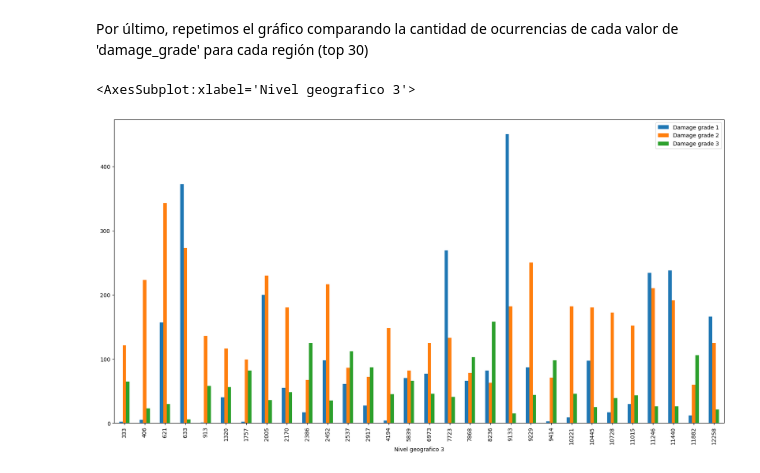
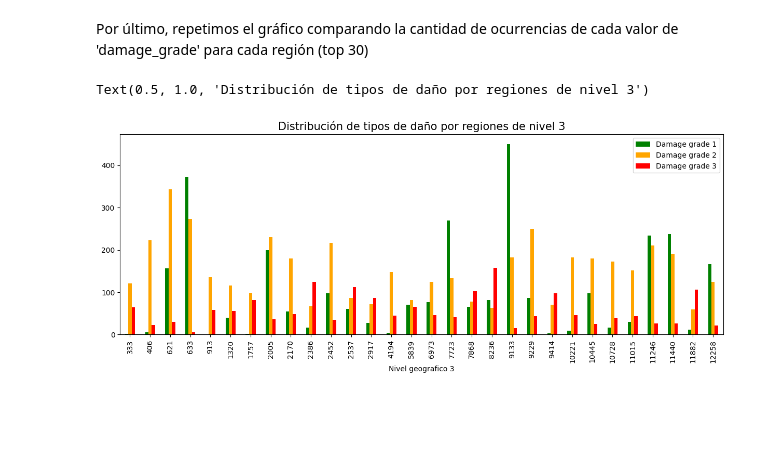
Before and after one commit to Noenf/Datos-1C2021, a Jupyter notebook: TP1/Analisis Region.ipynb, the cells around one changed output. Saved outputs shown, nothing was run; the diff lists cells and outputs as text; code cells hidden in the pictures; blank space fills up the shorter version.

```diff
--- a/TP1/Analisis Region.ipynb
+++ b/TP1/Analisis Region.ipynb
@@ -174,13 +194,15 @@ damage_sum_level_3_top_30.plot(kind='bar', figsize=(15,5), xlabel="Nivel geograf
 Por último, repetimos el gráfico comparando la cantidad de ocurrencias de cada valor de 'damage_grade'
 para cada región (top 30)
 # %%
-damage_1_level_3 = df_regiones_level_3.loc[df_regiones_level_2['damage_grade'] == 1].groupby('geo_level_3_id').count().rename(columns={'damage_grade': 'Damage grade 1'})
-damage_2_level_3 = df_regiones_level_3.loc[df_regiones_level_2['damage_grade'] == 2].groupby('geo_level_3_id').count().rename(columns={'damage_grade': 'Damage grade 2'})
-damage_3_level_3 = df_regiones_level_3.loc[df_regiones_level_2['damage_grade'] == 3].groupby('geo_level_3_id').count().rename(columns={'damage_grade': 'Damage grade 3'})
+damage_1_level_3 = df_regiones_level_3.loc[df_regiones_level_3['damage_grade'] == 1].groupby('geo_level_3_id').count().rename(columns={'damage_grade': 'Damage grade 1'})
+damage_2_level_3 = df_regiones_level_3.loc[df_regiones_level_3['damage_grade'] == 2].groupby('geo_level_3_id').count().rename(columns={'damage_grade': 'Damage grade 2'})
+damage_3_level_3 = df_regiones_level_3.loc[df_regiones_level_3['damage_grade'] == 3].groupby('geo_level_3_id').count().rename(columns={'damage_grade': 'Damage grade 3'})
 
 damage_grades_level_3 = damage_sum_level_3_top_30.join(damage_1_level_3, how='left').join(damage_2_level_3, how='left')\
                                                  .join(damage_3_level_3, how='left').drop(columns=['Damage sum'])
-damage_grades_level_3.plot(kind='bar', figsize=(20,10), xlabel="Nivel geografico 3")
+damage_grades_level_3.plot(kind='bar', figsize=(15,5), xlabel="Nivel geografico 3", color=["green", "orange", "red"])
+plt.title("Distribución de tipos de daño por regiones de nivel 3",
+          fontsize = 15)
 # %% [output]
-<AxesSubplot:xlabel='Nivel geografico 3'>
+Text(0.5, 1.0, 'Distribución de tipos de daño por regiones de nivel 3')
-[figure, old version]
+[figure, new version]
```
Also changed, not shown: parts of 11 cells of this notebook.
